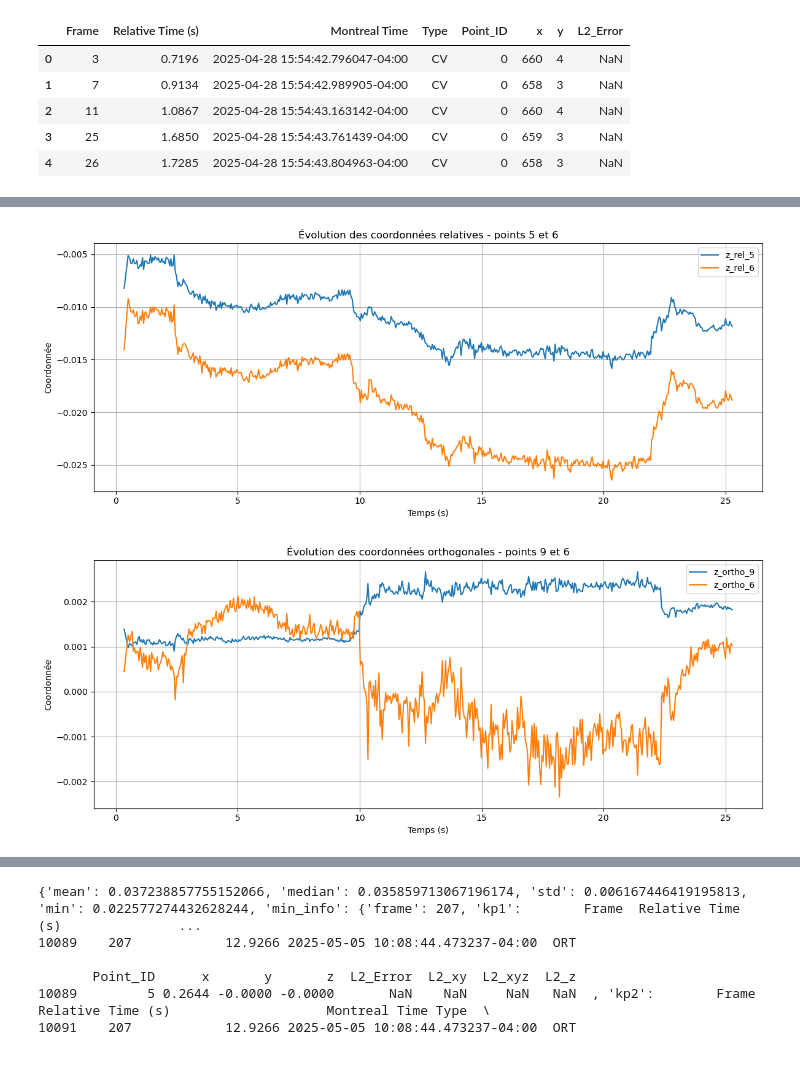
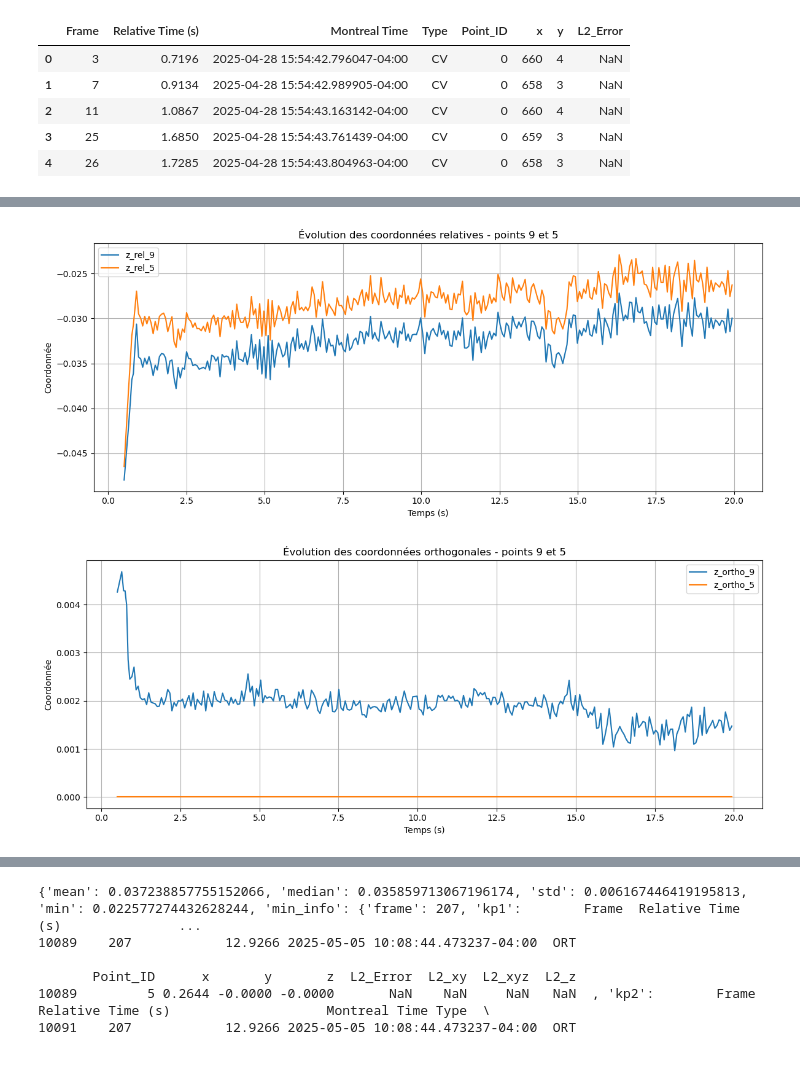
Before and after one commit to Agoist654/sfe, a Jupyter notebook: hand_landmarker(1).ipynb, the cells around one changed output, grey strips where cells are left out. Cells and saved outputs as stored; diff of their text form; code cells hidden in the pictures.

```diff
--- a/hand_landmarker(1).ipynb
+++ b/hand_landmarker(1).ipynb
@@ -2569,10 +2627,10 @@ dfn.head()
 # %%
-plot_relative_coords_two_points(dfn, point_id1=5, point_id2=6, x=False, y=False, z=True)
+plot_relative_coords_two_points(dfn, point_id1=9, point_id2=5, x=False, y=False, z=True)
 
-plot_orthogonal_coords_two_points(dfn, point_id1=9, point_id2=6, x=False, y=False, z=True)
+plot_orthogonal_coords_two_points(dfn, point_id1=9, point_id2=5, x=False, y=False, z=True)
 # %% [output]
-[figure, old version]
+[figure, new version]
-[figure, old version]
+[figure, new version]
 # %%
 keypoint1 = 5
 keypoint2 = 6
```
Also changed, not shown: parts of 6 cells of this notebook.
